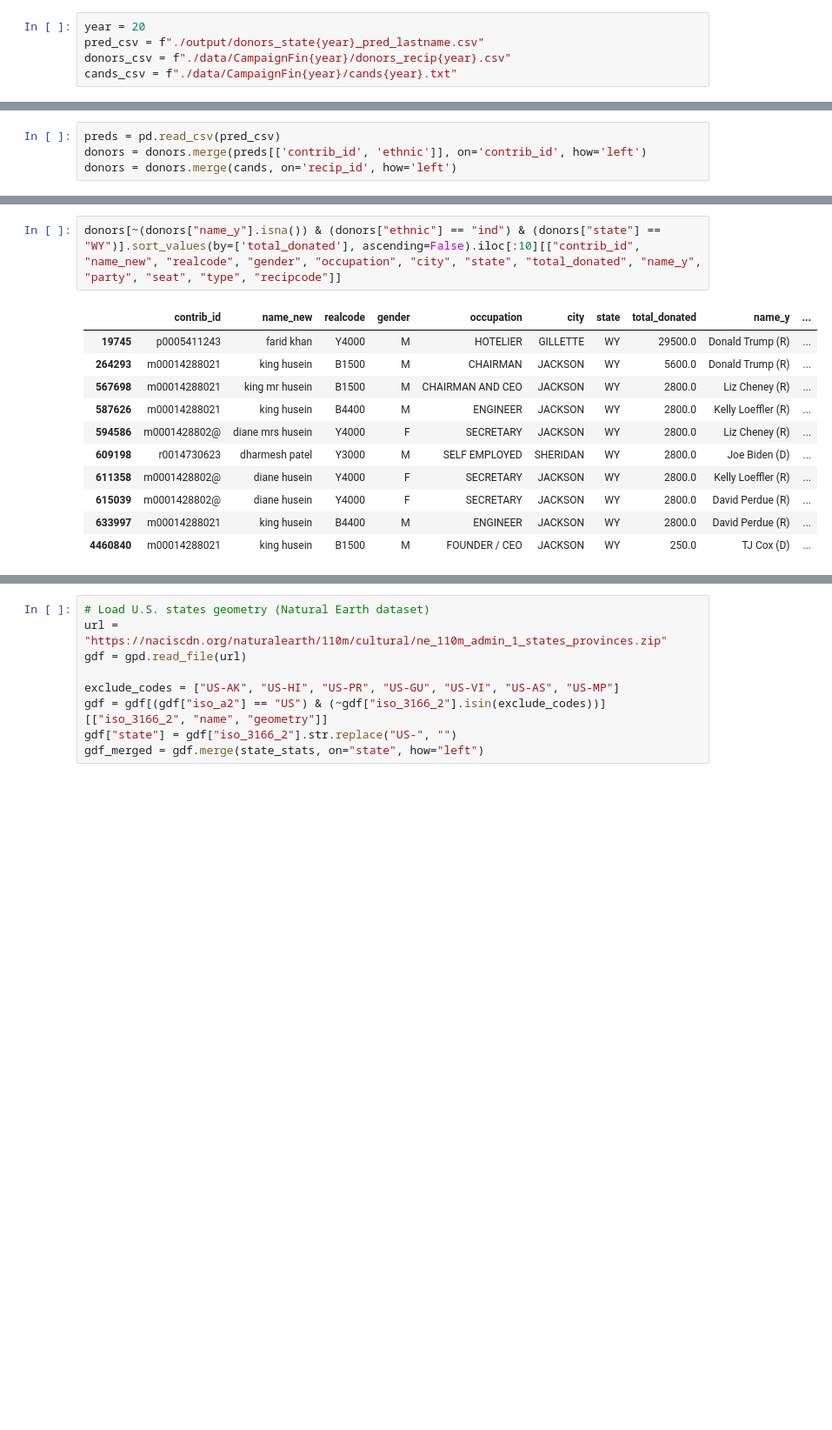
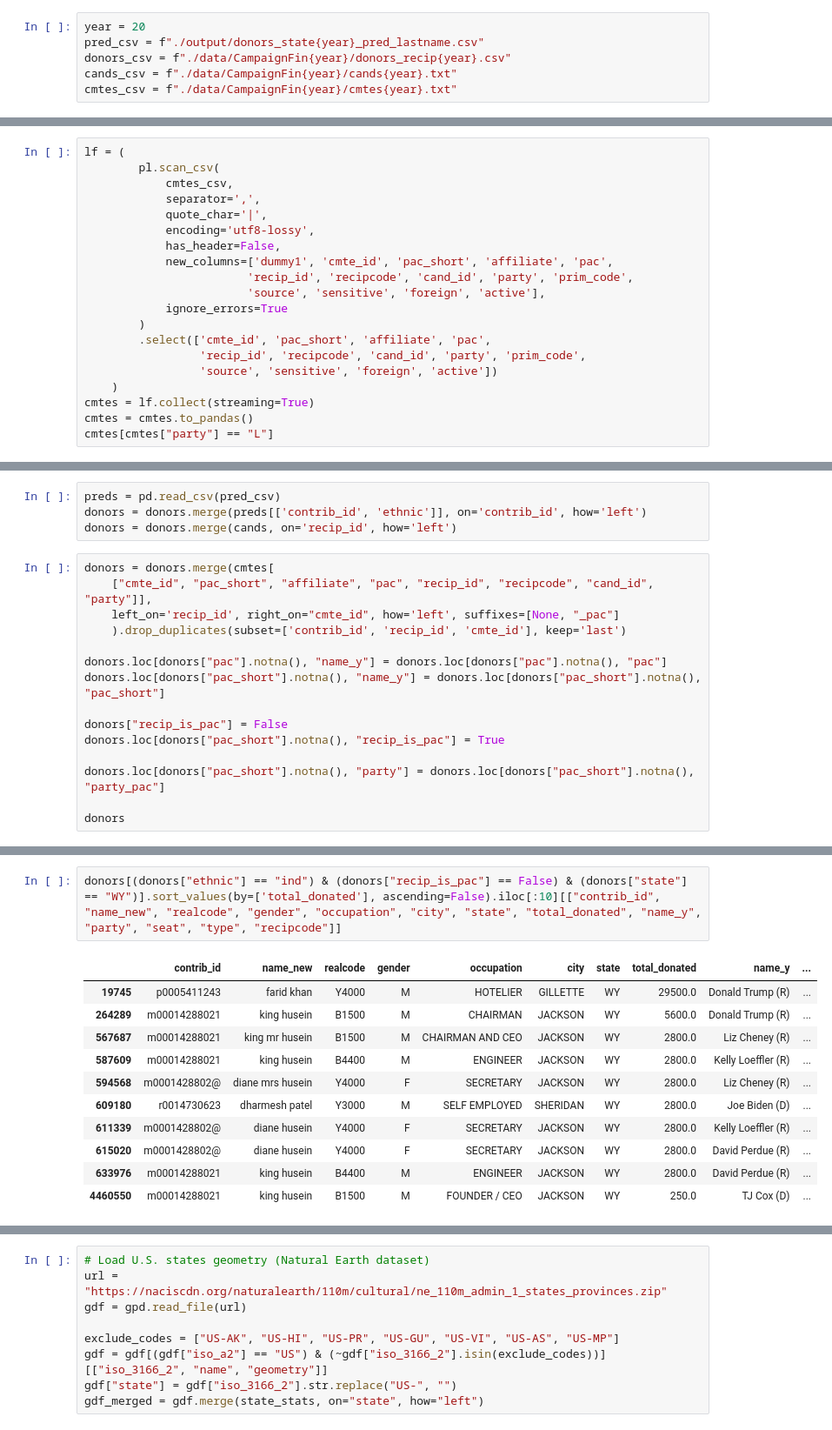
Before and after one commit to kkkarnav/indianamericancontributions, a Jupyter notebook: donors_recip.ipynb, the cells around one changed output, grey strips where cells are left out. Shown at 87% size. Cells and saved outputs as stored; diff of their text form; blank space fills up the shorter version.

```diff
--- a/donors_recip.ipynb
+++ b/donors_recip.ipynb
@@ -34,6 +34,7 @@ year = 20
 pred_csv = f"./output/donors_state{year}_pred_lastname.csv"
 donors_csv = f"./data/CampaignFin{year}/donors_recip{year}.csv"
 cands_csv = f"./data/CampaignFin{year}/cands{year}.txt"
+cmtes_csv = f"./data/CampaignFin{year}/cmtes{year}.txt"
 # %%
 donors = pd.read_csv(donors_csv)
 donors.head(10)
@@ -94,0 +87,20 @@ cands[cands["recip_id"].str.contains("N")]
+# %%
+lf = (
+        pl.scan_csv(
+            cmtes_csv,
+            separator=',',
+            quote_char='|',
+            encoding='utf8-lossy',
+            has_header=False,
+            new_columns=['dummy1', 'cmte_id', 'pac_short', 'affiliate', 'pac',
+                        'recip_id', 'recipcode', 'cand_id', 'party', 'prim_code',
+                        'source', 'sensitive', 'foreign', 'active'],
+            ignore_errors=True
+        )
+        .select(['cmte_id', 'pac_short', 'affiliate', 'pac',
+                 'recip_id', 'recipcode', 'cand_id', 'party', 'prim_code',
+                 'source', 'sensitive', 'foreign', 'active'])
+    )
+cmtes = lf.collect(streaming=True)
+cmtes = cmtes.to_pandas()
+cmtes[cmtes["party"] == "L"]
@@ -135,3 +161,18 @@ Name: count, dtype: int64
 preds = pd.read_csv(pred_csv)
 donors = donors.merge(preds[['contrib_id', 'ethnic']], on='contrib_id', how='left')
 donors = donors.merge(cands, on='recip_id', how='left')
+# %%
+donors = donors.merge(cmtes[
+    ["cmte_id", "pac_short", "affiliate", "pac", "recip_id", "recipcode", "cand_id", "party"]],
+    left_on='recip_id', right_on="cmte_id", how='left', suffixes=[None, "_pac"]
+    ).drop_duplicates(subset=['contrib_id', 'recip_id', 'cmte_id'], keep='last')
+
+donors.loc[donors["pac"].notna(), "name_y"] = donors.loc[donors["pac"].notna(), "pac"]
+donors.loc[donors["pac_short"].notna(), "name_y"] = donors.loc[donors["pac_short"].notna(), "pac_short"]
+
+donors["recip_is_pac"] = False
+donors.loc[donors["pac_short"].notna(), "recip_is_pac"] = True
+
+donors.loc[donors["pac_short"].notna(), "party"] = donors.loc[donors["pac_short"].notna(), "party_pac"]
+
+donors
@@ -237,16 +365,16 @@ donors[~(donors["name_y"].isna()) & (donors["ethnic"] == "ind")].drop_duplicates
 # %%
-donors[~(donors["name_y"].isna()) & (donors["ethnic"] == "ind") & (donors["state"] == "WY")].sort_values(by=['total_donated'], ascending=False).iloc[:10][["contrib_id", "name_new", "realcode", "gender", "occupation", "city", "state", "total_donated", "name_y", "party", "seat", "type", "recipcode"]]
+donors[(donors["ethnic"] == "ind") & (donors["recip_is_pac"] == False) & (donors["state"] == "WY")].sort_values(by=['total_donated'], ascending=False).iloc[:10][["contrib_id", "name_new", "realcode", "gender", "occupation", "city", "state", "total_donated", "name_y", "party", "seat", "type", "recipcode"]]
 # %% [output]
 |  | contrib_id | name_new | realcode | gender | occupation | city | state | total_donated | name_y | ... |
 | 19745 | p0005411243 | farid khan | Y4000 | M | HOTELIER | GILLETTE | WY | 29500.0 | Donald Trump (R) | ... |
-| 264293 | m00014288021 | king husein | B1500 | M | CHAIRMAN | JACKSON | WY | 5600.0 | Donald Trump (R) | ... |
-| 567698 | m00014288021 | king mr husein | B1500 | M | CHAIRMAN AND CEO | JACKSON | WY | 2800.0 | Liz Cheney (R) | ... |
-| 587626 | m00014288021 | king husein | B4400 | M | ENGINEER | JACKSON | WY | 2800.0 | Kelly Loeffler (R) | ... |
-| 594586 | m0001428802@ | diane mrs husein | Y4000 | F | SECRETARY | JACKSON | WY | 2800.0 | Liz Cheney (R) | ... |
-| 609198 | r0014730623 | dharmesh patel | Y3000 | M | SELF EMPLOYED | SHERIDAN | WY | 2800.0 | Joe Biden (D) | ... |
-| 611358 | m0001428802@ | diane husein | Y4000 | F | SECRETARY | JACKSON | WY | 2800.0 | Kelly Loeffler (R) | ... |
-| 615039 | m0001428802@ | diane husein | Y4000 | F | SECRETARY | JACKSON | WY | 2800.0 | David Perdue (R) | ... |
-| 633997 | m00014288021 | king husein | B4400 | M | ENGINEER | JACKSON | WY | 2800.0 | David Perdue (R) | ... |
-| 4460840 | m00014288021 | king husein | B1500 | M | FOUNDER / CEO | JACKSON | WY | 250.0 | TJ Cox (D) | ... |
+| 264289 | m00014288021 | king husein | B1500 | M | CHAIRMAN | JACKSON | WY | 5600.0 | Donald Trump (R) | ... |
+| 567687 | m00014288021 | king mr husein | B1500 | M | CHAIRMAN AND CEO | JACKSON | WY | 2800.0 | Liz Cheney (R) | ... |
+| 587609 | m00014288021 | king husein | B4400 | M | ENGINEER | JACKSON | WY | 2800.0 | Kelly Loeffler (R) | ... |
+| 594568 | m0001428802@ | diane mrs husein | Y4000 | F | SECRETARY | JACKSON | WY | 2800.0 | Liz Cheney (R) | ... |
+| 609180 | r0014730623 | dharmesh patel | Y3000 | M | SELF EMPLOYED | SHERIDAN | WY | 2800.0 | Joe Biden (D) | ... |
+| 611339 | m0001428802@ | diane husein | Y4000 | F | SECRETARY | JACKSON | WY | 2800.0 | Kelly Loeffler (R) | ... |
+| 615020 | m0001428802@ | diane husein | Y4000 | F | SECRETARY | JACKSON | WY | 2800.0 | David Perdue (R) | ... |
+| 633976 | m00014288021 | king husein | B4400 | M | ENGINEER | JACKSON | WY | 2800.0 | David Perdue (R) | ... |
+| 4460550 | m00014288021 | king husein | B1500 | M | FOUNDER / CEO | JACKSON | WY | 250.0 | TJ Cox (D) | ... |
 # %%
 # 2020: 5.8 billion vs 38.5 million
```
Also changed, not shown: parts of 28 cells of this notebook, 4 other files.
